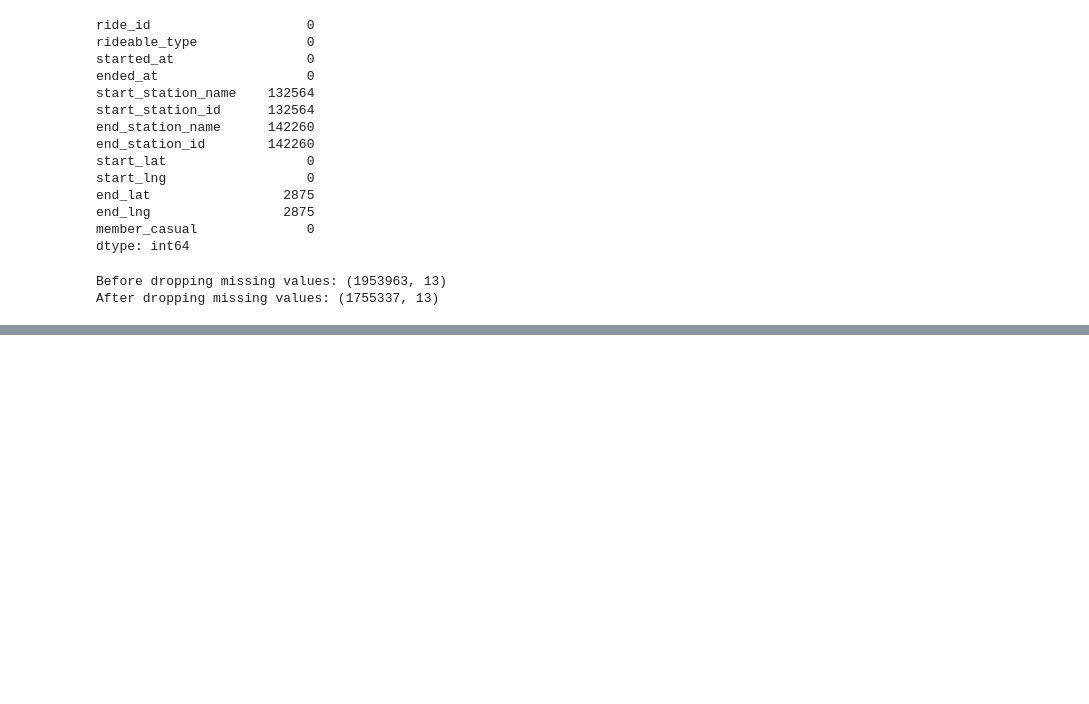
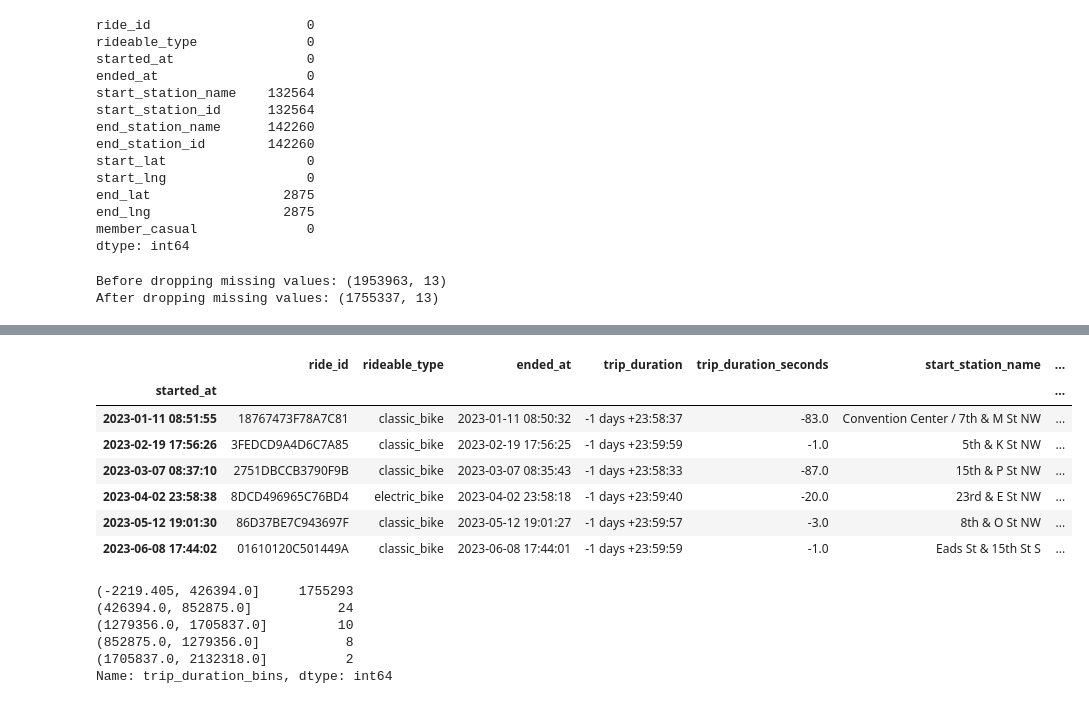
Before and after one commit to Maxremmo/Bike-Sharing-ML, a Jupyter notebook: bikeshare_regression .ipynb, the cells around one changed output, grey strips where cells are left out. Cells and saved outputs as stored; diff of their text form; code cells hidden in the pictures; blank space fills up the shorter version.

```diff
--- a/bikeshare_regression .ipynb
+++ b/bikeshare_regression .ipynb
@@ -93,0 +196,20 @@ secs.dt.to
+# %%
+trip_data[trip_data['trip_duration_seconds'] < 0]
+# %% [output]
+|  | ride_id | rideable_type | ended_at | trip_duration | trip_duration_seconds | start_station_name | ... |
+| started_at |  |  |  |  |  |  | ... |
+| 2023-01-11 08:51:55 | 18767473F78A7C81 | classic_bike | 2023-01-11 08:50:32 | -1 days +23:58:37 | -83.0 | Convention Center / 7th & M St NW | ... |
+| 2023-02-19 17:56:26 | 3FEDCD9A4D6C7A85 | classic_bike | 2023-02-19 17:56:25 | -1 days +23:59:59 | -1.0 | 5th & K St NW | ... |
+| 2023-03-07 08:37:10 | 2751DBCCB3790F9B | classic_bike | 2023-03-07 08:35:43 | -1 days +23:58:33 | -87.0 | 15th & P St NW | ... |
+| 2023-04-02 23:58:38 | 8DCD496965C76BD4 | electric_bike | 2023-04-02 23:58:18 | -1 days +23:59:40 | -20.0 | 23rd & E St NW | ... |
+| 2023-05-12 19:01:30 | 86D37BE7C943697F | classic_bike | 2023-05-12 19:01:27 | -1 days +23:59:57 | -3.0 | 8th & O St NW | ... |
+| 2023-06-08 17:44:02 | 01610120C501449A | classic_bike | 2023-06-08 17:44:01 | -1 days +23:59:59 | -1.0 | Eads St & 15th St S | ... |
+# %%
+trip_data['trip_duration_bins'].value_counts()
+# %% [output]
+(-2219.405, 426394.0]     1755293
+(426394.0, 852875.0]           24
+(1279356.0, 1705837.0]         10
+(852875.0, 1279356.0]           8
+(1705837.0, 2132318.0]          2
+Name: trip_duration_bins, dtype: int64
```
Also changed, not shown: parts of 12 cells of this notebook.
